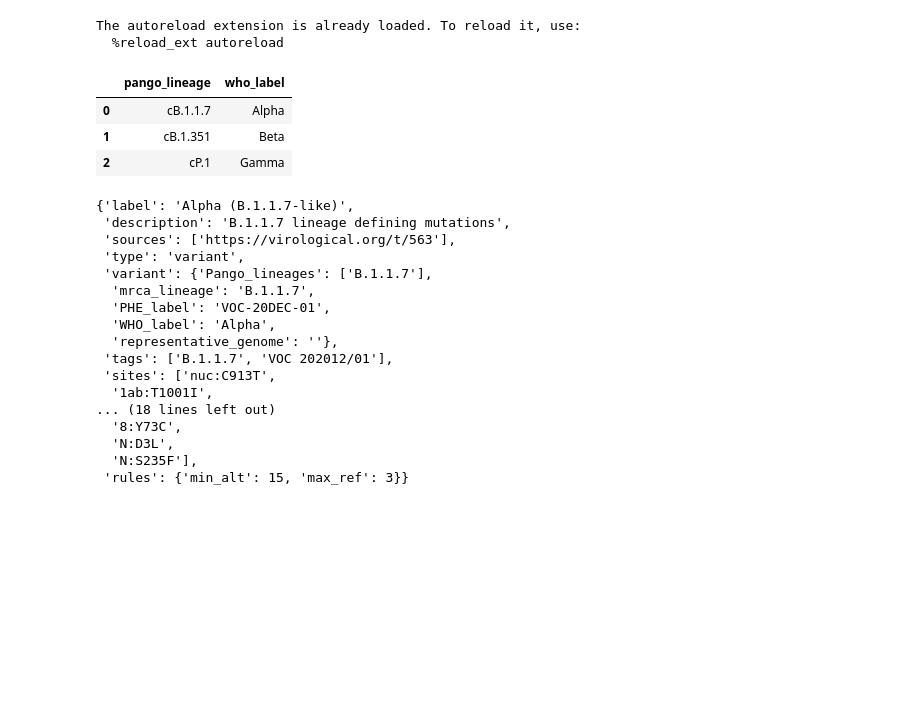
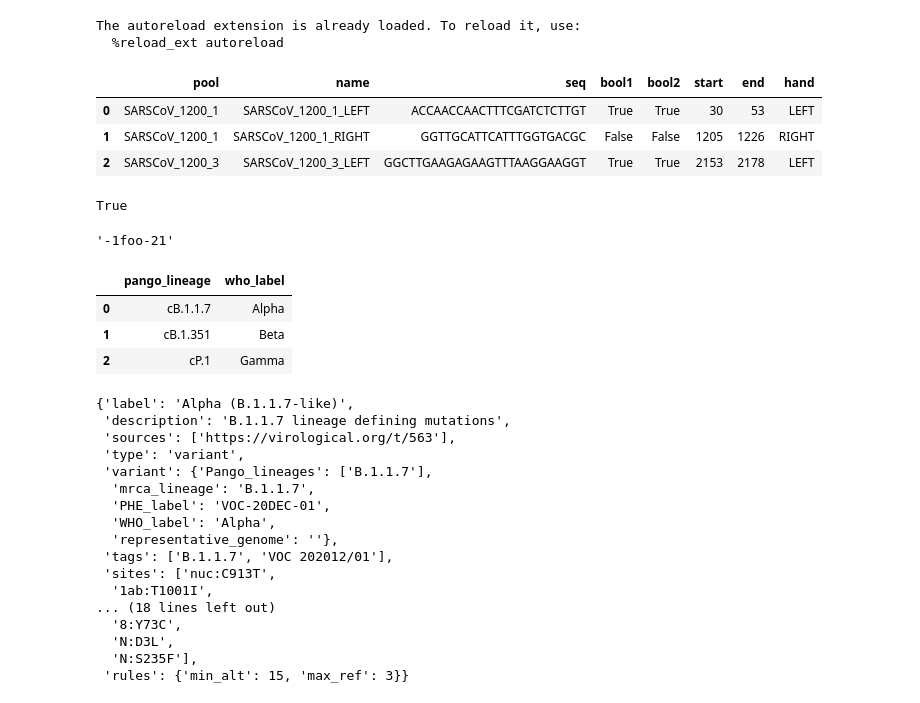
Before and after one commit to GlobalPathogenAnalysisService/gpas-testing, a Jupyter notebook: sandbox-1.ipynb, the cells around one changed output. Cells and saved outputs as stored; diff of their text form; code cells hidden in the pictures; blank space fills up the shorter version.

```diff
--- a/sandbox-1.ipynb
+++ b/sandbox-1.ipynb
@@ -7,3 +7,31 @@ import gumpy
 # %% [output]
 The autoreload extension is already loaded. To reload it, use:
   %reload_ext autoreload
+# %%
+primer_scheme_file = 'gpas_covid_synthetic_reads/data/midnight-1200.qcovid.tsv'
+primers=pandas.read_csv(primer_scheme_file,\
+                            sep='\t',
+                            names=['pool','name','seq','bool1','bool2','start'])
+def assign_end(row):
+            return(row['start']+len(row.seq)-1)
+
+primers['end']=primers.apply(assign_end,axis=1)
+
+def find_handedness(row):
+    return(row['name'].split('_')[-1])
+
+primers['hand']=primers.apply(find_handedness,axis=1)
+
+left=primers.loc[primers.hand=='LEFT']
+right=primers.loc[primers.hand=='RIGHT']
+
+amplicons=left.merge(right,left_on='pool',right_on='pool',suffixes=['_left','_right'])
+amplicons=amplicons[['pool','start_left','end_right']]
+amplicons.rename(columns={'pool':'name','start_left':'start','end_right':'end'},inplace=True)
+# %%
+primers[:3]
+# %% [output]
+|  | pool | name | seq | bool1 | bool2 | start | end | hand |
+| 0 | SARSCoV_1200_1 | SARSCoV_1200_1_LEFT | ACCAACCAACTTTCGATCTCTTGT | True | True | 30 | 53 | LEFT |
+| 1 | SARSCoV_1200_1 | SARSCoV_1200_1_RIGHT | GGTTGCATTCATTTGGTGACGC | False | False | 1205 | 1226 | RIGHT |
+| 2 | SARSCoV_1200_3 | SARSCoV_1200_3_LEFT | GGCTTGAAGAGAAGTTTAAGGAAGGT | True | True | 2153 | 2178 | LEFT |
@@ -10,3 +40,11 @@ The autoreload extension is already loaded. To reload it, use:
+# %%
+'SARSCoV_1200_21' in list(amplicons.name)
+# %% [output]
+True
+# %%
+'foo'.join('-' + str(i) for i in [1,21])
+# %% [output]
+'-1foo-21'
 # %%
 lineages_reference=gcsr.load_lineages_dataframe()
 lineages_reference[:3]
```
Also changed, not shown: parts of 2 cells of this notebook, 2 other files.
